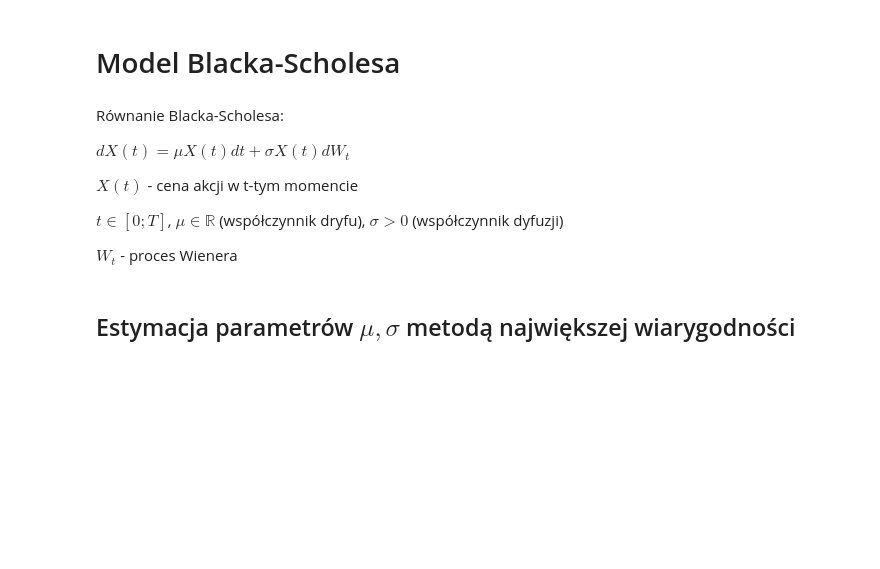
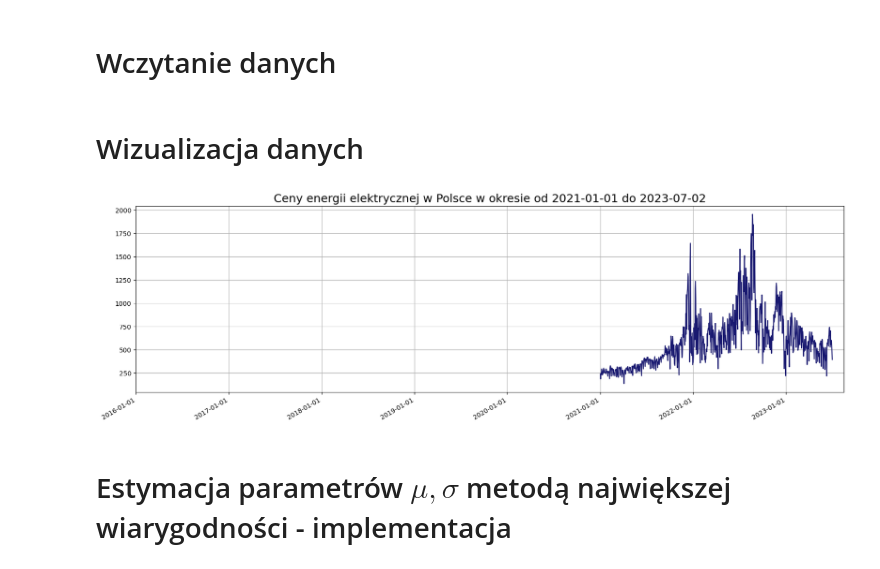
Before and after one commit to sadzikweronika/numerical_sdes, a Jupyter notebook: projekt.ipynb, the cells around one changed output. Drawn from its saved outputs; the diff is of its cells as text; code cells hidden in the pictures; blank space fills up the shorter version.

```diff
--- a/projekt.ipynb
+++ b/projekt.ipynb
@@ -10,16 +11,23 @@ from multiprocessing import cpu_count
+# %% [markdown]
+# Wczytanie danych
 # %%
-data = pd.read_csv('/Users/weronikasadzik/Downloads/archive (4)/monthly_csv.csv', index_col=0)
+data = pd.read_csv('ceny_energii_pl.csv', index_col=0)
+data.index = pd.to_datetime(data.index)
+data = data.squeeze()
+data = data.iloc[1826:]
-# %% [markdown]
-# Model Blacka-Scholesa
-# %% [markdown]
-Równanie Blacka-Scholesa:
-
-$dX(t) = \mu X(t) dt + \sigma X(t) d W_t$
-
-$X(t)$ - cena akcji w t-tym momencie
-
-$t\in [0;T]$, $\mu \in \mathbb{R}$ (współczynnik dryfu), $\sigma > 0$ (współczynnik dyfuzji)
-
-$W_t$ - proces Wienera
+# %% [markdown]
+# Wizualizacja danych
+# %%
+plt.rcParams["figure.figsize"] = (20,6)
+data.plot(legend=False, color='midnightblue')
+date_from = data.index[0].strftime('%Y-%m-%d')
+date_to = data.index[-1].strftime('%Y-%m-%d')
+plt.title(f'Ceny energii elektrycznej w Polsce w okresie od {date_from} do {date_to}', fontsize=18)
+plt.xticks([datetime.strptime(f'{year}-01-01', '%Y-%m-%d') for year in [2016 + 1*i for i in range(8)]])
+plt.xlabel('')
+plt.grid()
+plt.show()
+# %% [output]
+[figure, added]
 # %% [markdown]
-## Estymacja parametrów $\mu, \sigma$ metodą największej wiarygodności
+# Estymacja parametrów $\mu, \sigma$ metodą największej wiarygodności - implementacja
```
Also changed, not shown: parts of 19 cells of this notebook.
